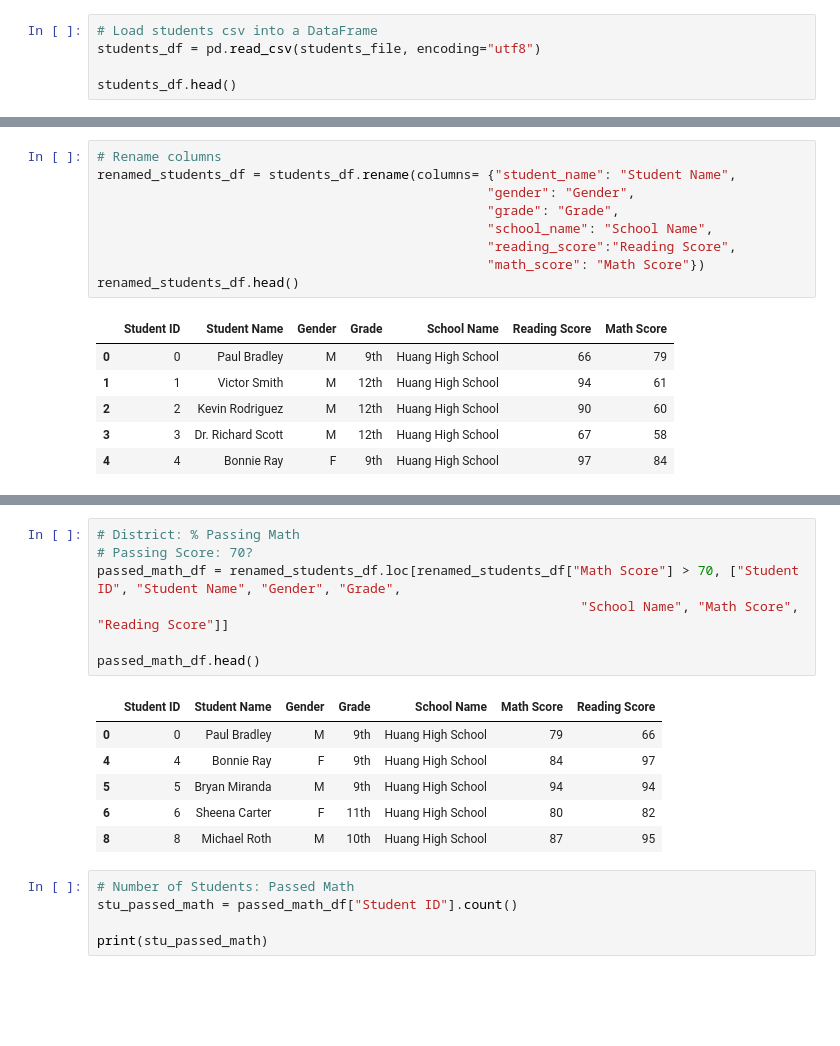
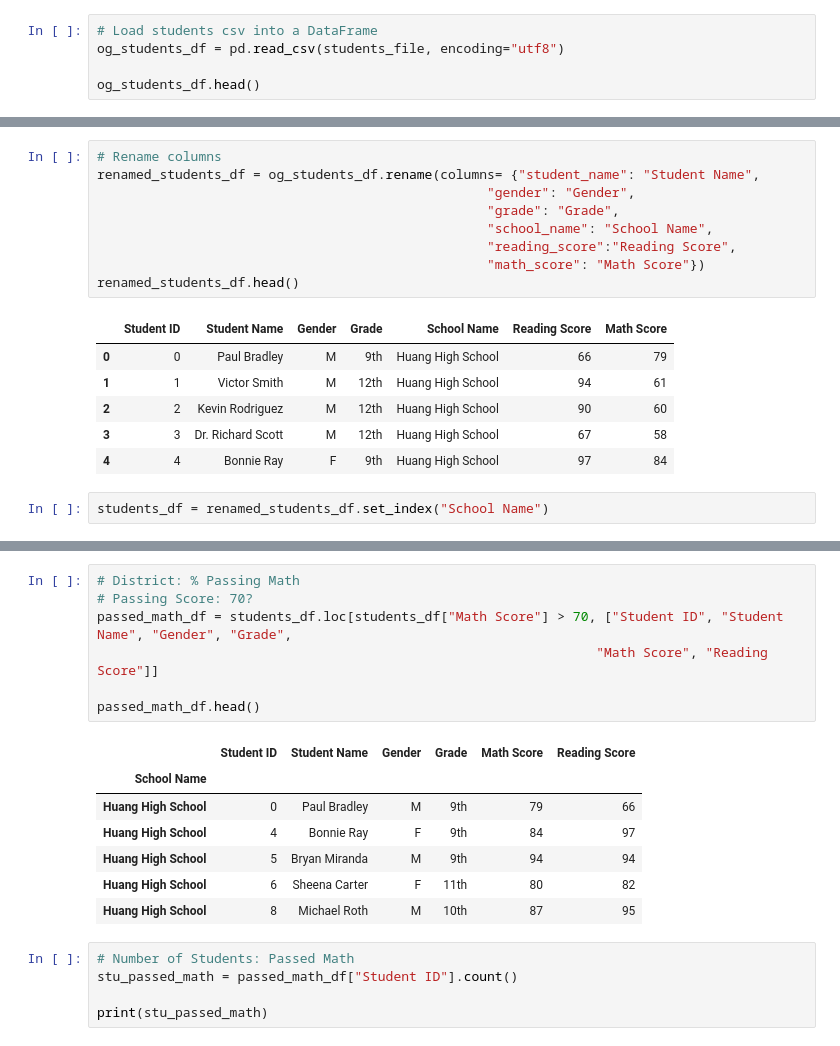
Before and after one commit to juliabrunett/pandas-challenge, a Jupyter notebook: PyCitySchools/PyCitySchools.ipynb, the cells around one changed output, grey strips where cells are left out. Drawn from its saved outputs; the diff is of its cells as text; blank space fills up the shorter version.

```diff
--- a/PyCitySchools/PyCitySchools.ipynb
+++ b/PyCitySchools/PyCitySchools.ipynb
@@ -19,9 +19,9 @@ schools_df.head()
 | 4 | 4 | Griffin High School | Charter | 1468 | 917500 |
 # %%
 # Load students csv into a DataFrame
-students_df = pd.read_csv(students_file, encoding="utf8")
+og_students_df = pd.read_csv(students_file, encoding="utf8")
 
-students_df.head()
+og_students_df.head()
 # %% [output]
 |  | Student ID | student_name | gender | grade | school_name | reading_score | math_score |
 | 0 | 0 | Paul Bradley | M | 9th | Huang High School | 66 | 79 |
@@ -45,7 +45,7 @@ renamed_schools_df.head()
 | 4 | 4 | Griffin High School | Charter | 1468 | 917500 |
 # %%
 # Rename columns
-renamed_students_df = students_df.rename(columns= {"student_name": "Student Name",
+renamed_students_df = og_students_df.rename(columns= {"student_name": "Student Name",
                                                   "gender": "Gender",
                                                   "grade": "Grade",
                                                   "school_name": "School Name",
@@ -59,3 +59,5 @@ renamed_students_df.head()
 | 2 | 2 | Kevin Rodriguez | M | 12th | Huang High School | 90 | 60 |
 | 3 | 3 | Dr. Richard Scott | M | 12th | Huang High School | 67 | 58 |
 | 4 | 4 | Bonnie Ray | F | 9th | Huang High School | 97 | 84 |
+# %%
+students_df = renamed_students_df.set_index("School Name")
@@ -123,17 +127,18 @@ Name: Reading Score, dtype: float64
 # %%
 # District: % Passing Math
 # Passing Score: 70?
-passed_math_df = renamed_students_df.loc[renamed_students_df["Math Score"] > 70, ["Student ID", "Student Name", "Gender", "Grade",
-                                                              "School Name", "Math Score", "Reading Score"]]
+passed_math_df = students_df.loc[students_df["Math Score"] > 70, ["Student ID", "Student Name", "Gender", "Grade",
+                                                                "Math Score", "Reading Score"]]
 
 passed_math_df.head()
 # %% [output]
-|  | Student ID | Student Name | Gender | Grade | School Name | Math Score | Reading Score |
-| 0 | 0 | Paul Bradley | M | 9th | Huang High School | 79 | 66 |
-| 4 | 4 | Bonnie Ray | F | 9th | Huang High School | 84 | 97 |
-| 5 | 5 | Bryan Miranda | M | 9th | Huang High School | 94 | 94 |
-| 6 | 6 | Sheena Carter | F | 11th | Huang High School | 80 | 82 |
-| 8 | 8 | Michael Roth | M | 10th | Huang High School | 87 | 95 |
+|  | Student ID | Student Name | Gender | Grade | Math Score | Reading Score |
+| School Name |  |  |  |  |  |  |
+| Huang High School | 0 | Paul Bradley | M | 9th | 79 | 66 |
+| Huang High School | 4 | Bonnie Ray | F | 9th | 84 | 97 |
+| Huang High School | 5 | Bryan Miranda | M | 9th | 94 | 94 |
+| Huang High School | 6 | Sheena Carter | F | 11th | 80 | 82 |
+| Huang High School | 8 | Michael Roth | M | 10th | 87 | 95 |
 # %%
 # Number of Students: Passed Math
 stu_passed_math = passed_math_df["Student ID"].count()
```
Also changed, not shown: parts of 16 cells of this notebook.
